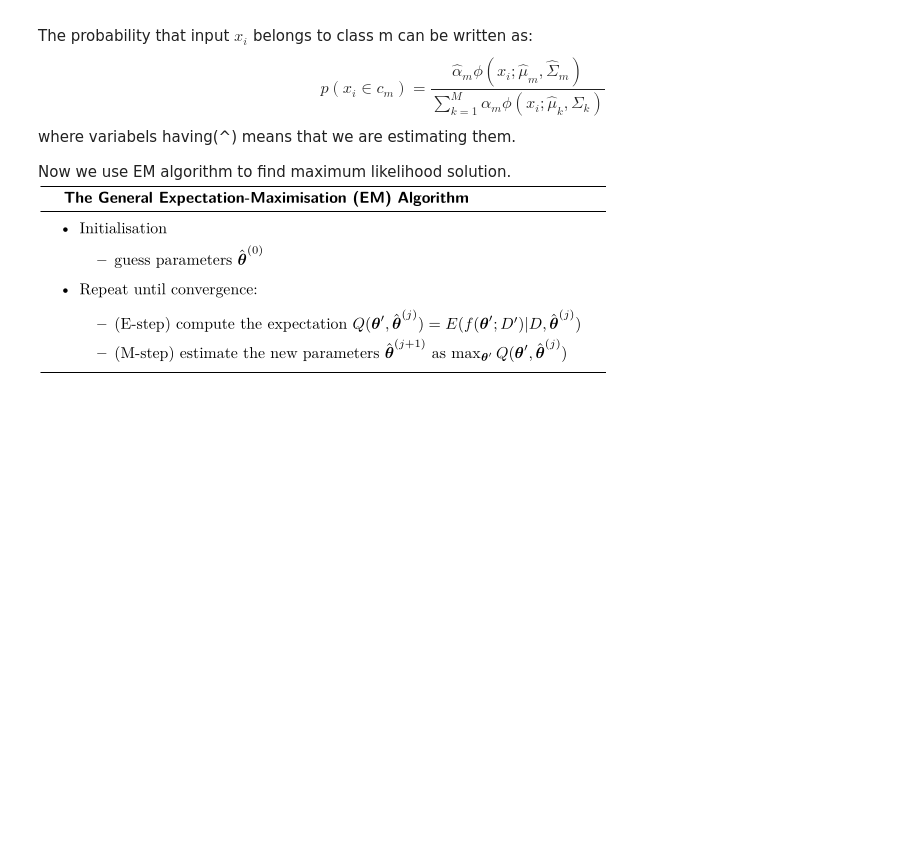
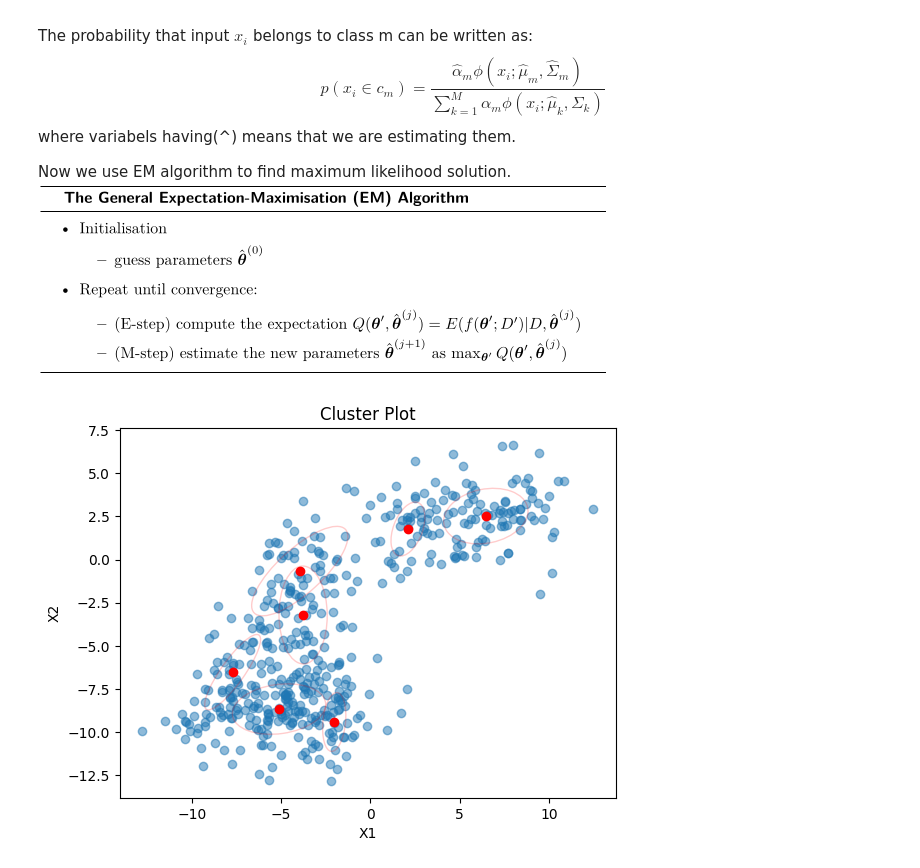
Before and after one commit to nonkloq/ml-from-scratch, a Jupyter notebook: unsupervised learners.ipynb, the cells around one changed output. Drawn from its saved outputs; the diff is of its cells as text; code cells hidden in the pictures; blank space fills up the shorter version.

```diff
--- a/unsupervised learners.ipynb
+++ b/unsupervised learners.ipynb
@@ -327,4 +333,6 @@ class GMM:
 # %%
 em = GMM(7)
 em.fit(X_train)
-plot_clusters_g(X_train,gmm.mu,gmm.cov)
+plot_clusters_g(X_train,em.mu,em.cov)
+# %% [output]
+[figure, added]
```
Also changed, not shown: parts of 5 cells of this notebook, 1 other file.
